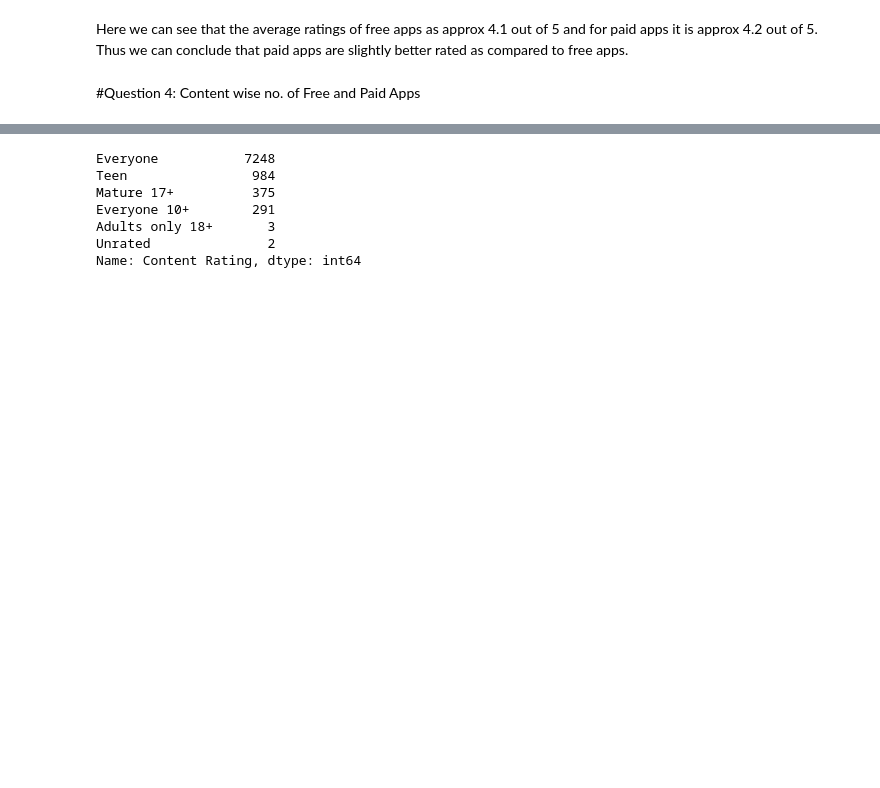
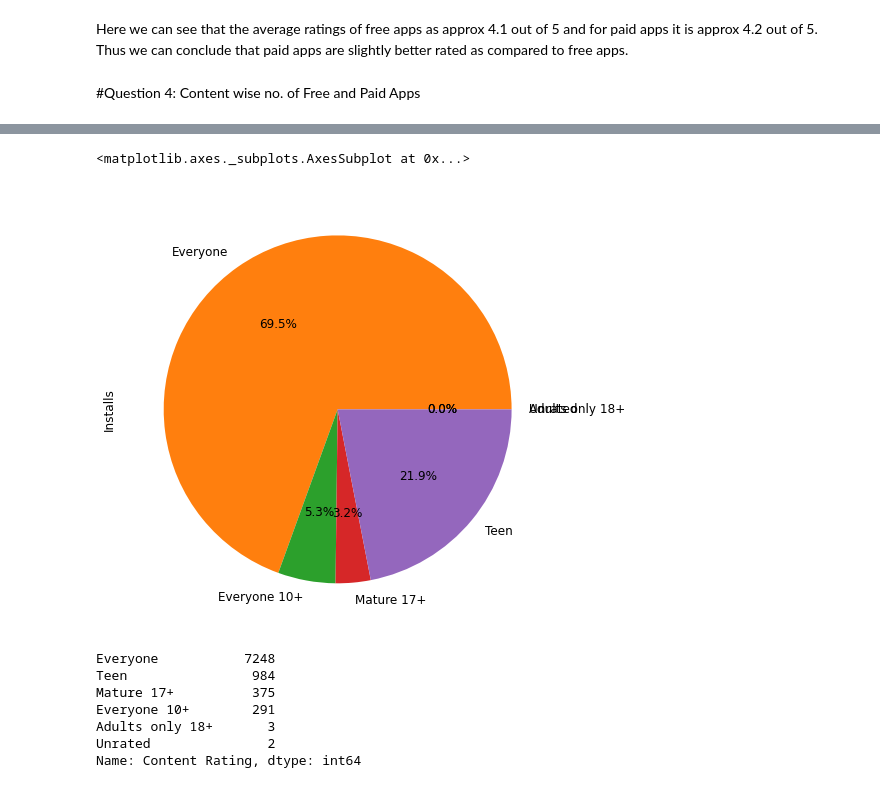
Before and after one commit to asadalam1/Practice-, a Jupyter notebook: Original_Play_Store_App_Review_Analysis_Capstone_Project.ipynb, the cells around one changed output, grey strips where cells are left out. Drawn from its saved outputs; the diff is of its cells as text; code cells hidden in the pictures; blank space fills up the shorter version.

```diff
--- a/Original_Play_Store_App_Review_Analysis_Capstone_Project.ipynb
+++ b/Original_Play_Store_App_Review_Analysis_Capstone_Project.ipynb
@@ -604,3 +649,12 @@ Here we can see that the average ratings of free apps as approx 4.1 out of 5 and
+# %%
+#Plotting pie chart for Content Rating based on no. of installations of apps
+
+content_df=df.groupby('Content Rating')['Installs'].sum()
+
+content_df.plot(kind='pie',autopct='%0.01f%%')
+# %% [output]
+<matplotlib.axes._subplots.AxesSubplot at 0x...>
+[figure, added]
 # %%
 #Checking the number of apps in free apps dataframe as per its content
 free_apps_df['Content Rating'].value_counts()
```
Also changed, not shown: parts of 9 cells of this notebook.
